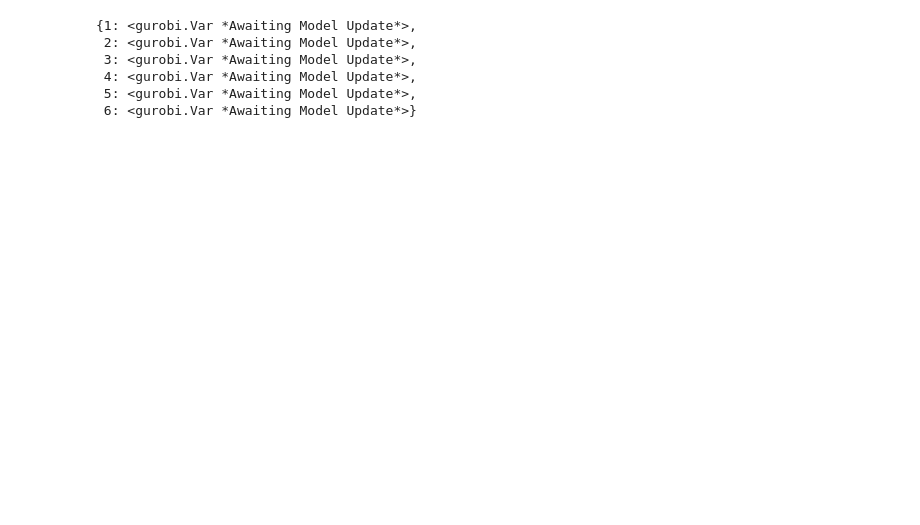
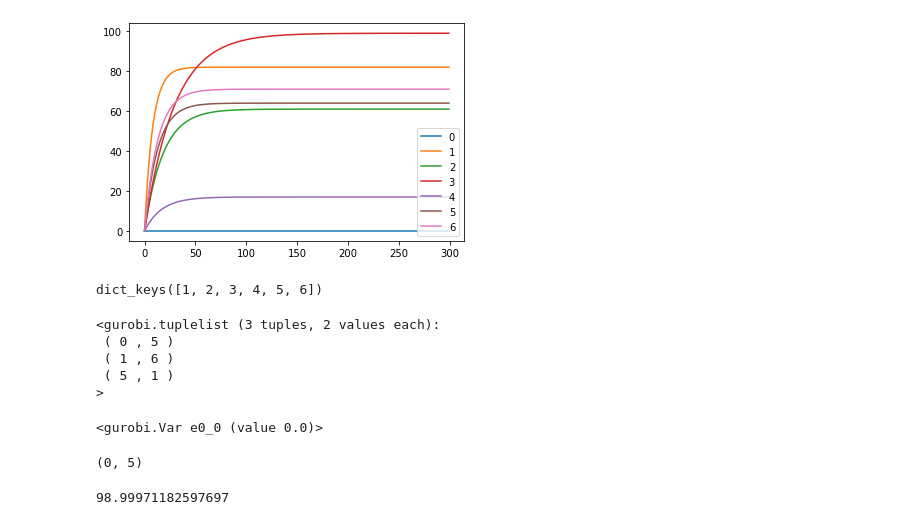
Before and after one commit to michellesit/oceans_2020, a Jupyter notebook: src/3d_sim/TSP/HotspotAttempt1.ipynb, the cells around one changed output. Saved outputs shown, nothing was run; the diff lists cells and outputs as text; code cells hidden in the pictures; blank space fills up the shorter version.

```diff
--- a/src/3d_sim/TSP/HotspotAttempt1.ipynb
+++ b/src/3d_sim/TSP/HotspotAttempt1.ipynb
@@ -19,9 +33,9 @@ class Hotspot():
 # %%
-distance = np.random.randint(0, 1000, size=(7,7))
+# distance = np.random.randint(0, 1000, size=(7,7))
 
 ##build all the hotspot data
 uuv_obs_rate = (5**2)*math.pi #arbitrarily selected observation rate
-all_hotspots = [Hotspot(0, 0, 0.1, uuv_obs_rate), ##This is the init position
+all_hotspots = [Hotspot(0, 0, 99999999, uuv_obs_rate), ##This is the init position
                 Hotspot(1, np.random.randint(0,100), np.random.randint(500,2500), uuv_obs_rate),
                 Hotspot(2, np.random.randint(0,100), np.random.randint(500,2500), uuv_obs_rate),
                 Hotspot(3, np.random.randint(0,100), np.random.randint(500,2500), uuv_obs_rate),
@@ -32,7 +46,8 @@ all_hotspots = [Hotspot(0, 0, 0.1, uuv_obs_rate), ##This is the init position
 # %%
 hotspot_idx = [i.number for i in all_hotspots]
 points = [(i,j) for i in hotspot_idx for j in hotspot_idx]
-profits = [i.profits for i in all_hotspots]
+max_reward = [i.profits for i in all_hotspots]
+area = [i.area for i in all_hotspots]
 lam = [i.lam for i in all_hotspots]
 # Distance = 50000
 Distance = 3000
@@ -40,6 +68,6 @@ n = len(all_hotspots)
 # %%
 def profit(idx, h_time):
-    return 1 - math.exp(-lam[idx] * h_time)
+    return (1 - math.exp(-lam[idx] * h_time))*max_reward[idx]
 # %%
 opt_model = grb.Model(name="MILP Model")
 
@@ -63,15 +91,14 @@ npts = 300
 ptf = np.empty((n, npts))
 ptu = np.arange(0, npts, 1).tolist()
 
-for i in range(0,n):
+for i in range(n):
     for p in range(npts):
         ptf[i,p] = profit(i, ptu[p])
 
 t={}
-for i in range(1,n):
-    t[i]=opt_model.addVar(lb = 0.0, ub = 300, name="ti")
+for i in range(n):
+    t[i] = opt_model.addVar(lb = 0.0, ub = 300, name='t'+str(i))
     opt_model.setPWLObj(t[i], ptu, ptf[i,:].tolist())
-
 
 # <= Constraint (Mandatory Edges and excluding vertexes) Eq(1)
 opt_model.addConstr(grb.quicksum([x_vars[1,j] for j in range(1,n)])  == 1)
@@ -85,7 +112,6 @@ opt_model.addConstr(grb.quicksum([x_vars[i,n-1] for i in range(n-1)])  == 1)
 # opt_model.addConstr(grb.quicksum([x_vars[i,j]*distance(points, i,j) for j in range(1,n) for i in range(n-1)]) <= Distance)
 opt_model.addConstr(grb.quicksum([x_vars[i,j]*t[j]
                                 + x_vars[i,j]*distance[i,j] for j in range(1,n) for i in range(n-1)]) <= Distance)
-
 
 # <= Constraint (Equality & Single edge in and out) Eq(2)
 for k in range(1, n-1):
@@ -109,7 +135,7 @@ for i in range(1,n):
 
 
 # <= objective (maximize) Eq(1)
-objective = grb.quicksum([x_vars[i,j]
+objective = grb.quicksum([x_vars[i,j]*t[j] + x_vars[i,j]*distance[i,j]
                          for i in range(1, n-1)
                          for j in range(1, n)])
 
@@ -119,6 +145,9 @@ opt_model.optimize()
 
 solution = opt_model.getAttr('x', x_vars )
 print (solution)
+
+for v in opt_model.getVars():
+    print('%s %g' % (v.VarName, v.X))
 
 select = grb.tuplelist((i,j) for i,j in x_vars.keys() if x_vars[i,j].X > 0.5)
 print (select)
@@ -198,9 +328,36 @@ print (total)
+# %%
+import matplotlib.pyplot as plt
+
+x = np.arange(0, 300)
+fig = plt.plot()
+for i in range(len(all_hotspots)):
+    y = (1 - np.exp(-lam[i] * x)) * max_reward[i]
+    plt.plot(x, y, label=i)
+plt.legend()
+plt.show()
+# %% [output]
+[figure, added]
 # %%
-t
+t.keys()
 # %% [output]
-{1: <gurobi.Var *Awaiting Model Update*>,
- 2: <gurobi.Var *Awaiting Model Update*>,
- 3: <gurobi.Var *Awaiting Model Update*>,
- 4: <gurobi.Var *Awaiting Model Update*>,
- 5: <gurobi.Var *Awaiting Model Update*>,
- 6: <gurobi.Var *Awaiting Model Update*>}
+dict_keys([1, 2, 3, 4, 5, 6])
+# %%
+select
+# %% [output]
+<gurobi.tuplelist (3 tuples, 2 values each):
+ ( 0 , 5 )
+ ( 1 , 6 )
+ ( 5 , 1 )
+>
+# %%
+opt_model.getVars()[0]
+# %% [output]
+<gurobi.Var e0_0 (value 0.0)>
+# %%
+select[0]
+# %% [output]
+(0, 5)
+# %%
+profit(select[0][1], givemetime[0][1])
+# %% [output]
+98.99971182597697
```
Also changed, not shown: parts of 9 cells of this notebook.
